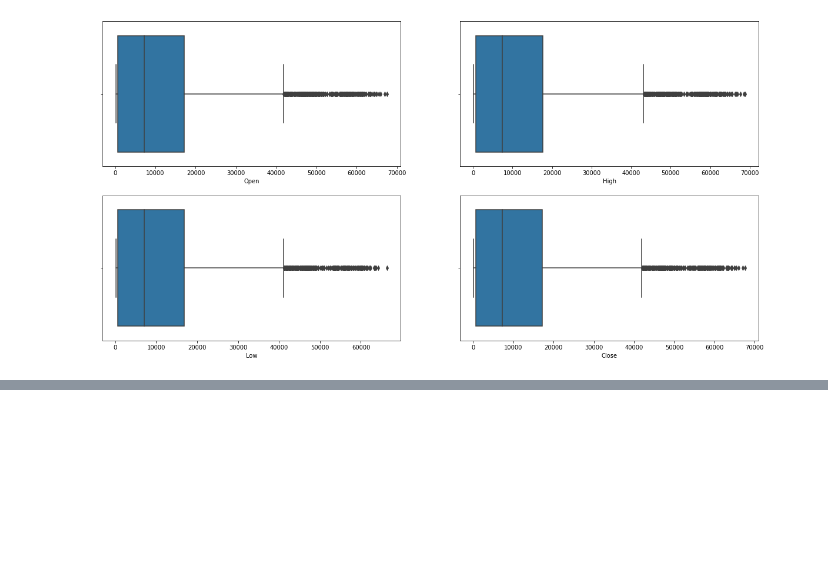
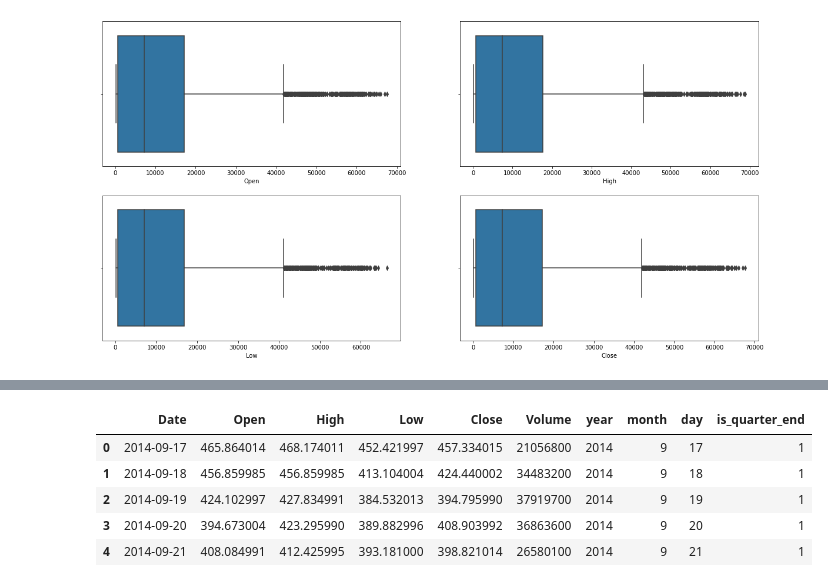
Before and after one commit to ImRaushanS/Bitcoin-Price-Predictior, a Jupyter notebook: Bitcoin_Price_prediction.ipynb, the cells around one changed output, grey strips where cells are left out. Cells and saved outputs as stored; diff of their text form; code cells hidden in the pictures; blank space fills up the shorter version.

```diff
--- a/Bitcoin_Price_prediction.ipynb
+++ b/Bitcoin_Price_prediction.ipynb
@@ -138,0 +163,10 @@ plt.show()
+# %%
+df['is_quarter_end'] = np.where(df['month']%3==0,1,0)
+df.head()
+# %% [output]
+|  | Date | Open | High | Low | Close | Volume | year | month | day | is_quarter_end |
+| 0 | 2014-09-17 | 465.864014 | 468.174011 | 452.421997 | 457.334015 | 21056800 | 2014 | 9 | 17 | 1 |
+| 1 | 2014-09-18 | 456.859985 | 456.859985 | 413.104004 | 424.440002 | 34483200 | 2014 | 9 | 18 | 1 |
+| 2 | 2014-09-19 | 424.102997 | 427.834991 | 384.532013 | 394.795990 | 37919700 | 2014 | 9 | 19 | 1 |
+| 3 | 2014-09-20 | 394.673004 | 423.295990 | 389.882996 | 408.903992 | 36863600 | 2014 | 9 | 20 | 1 |
+| 4 | 2014-09-21 | 408.084991 | 412.425995 | 393.181000 | 398.821014 | 26580100 | 2014 | 9 | 21 | 1 |
```
Also changed, not shown: parts of 7 cells of this notebook.
